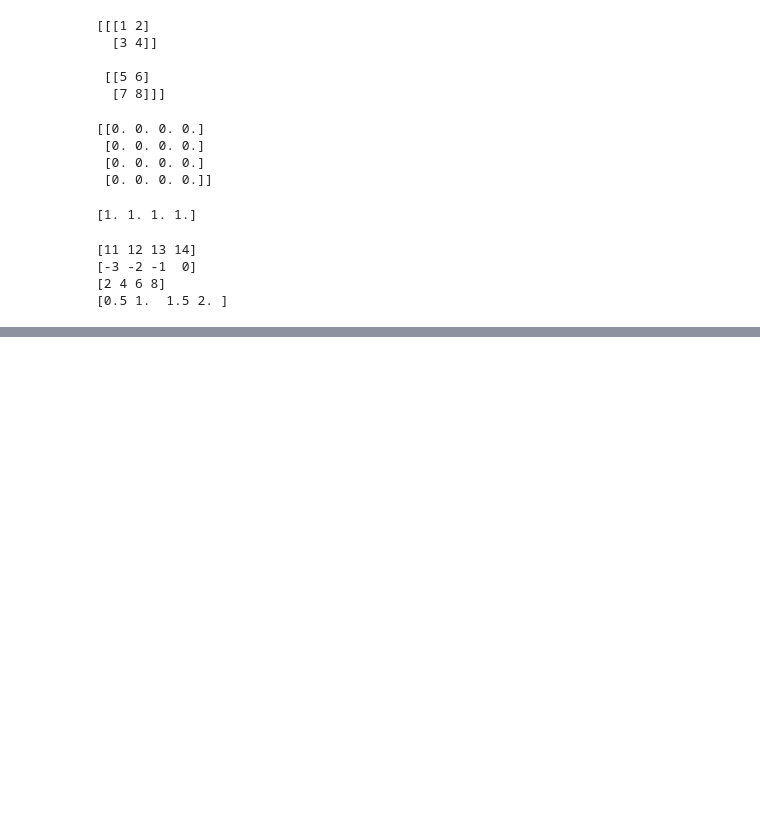
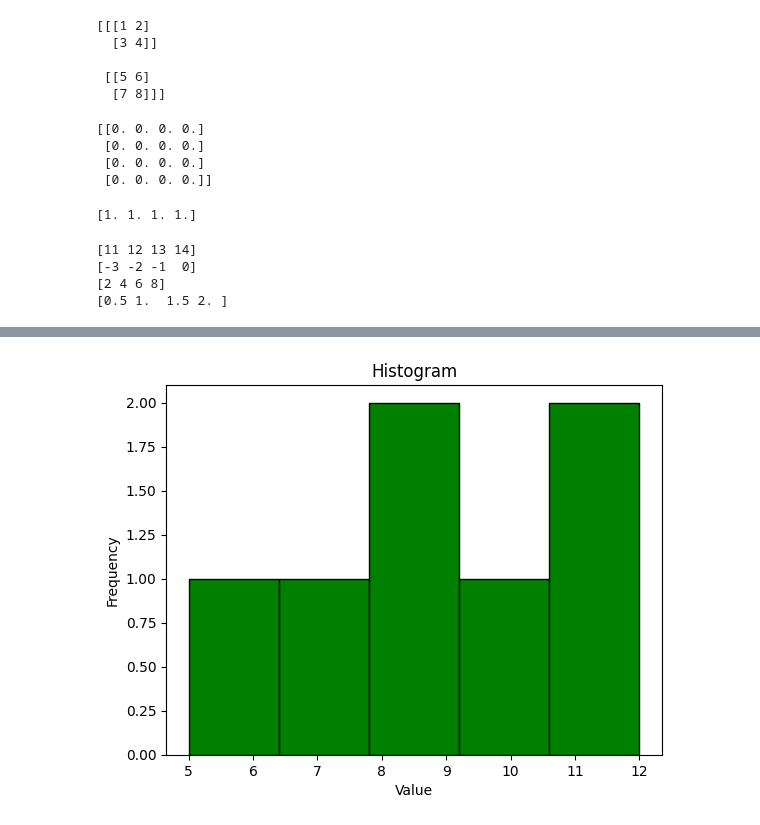
Before and after one commit to dheerajrajappikonda/EDA, a Jupyter notebook: Libraries.ipynb, the cells around one changed output, grey strips where cells are left out. Drawn from its saved outputs; the diff is of its cells as text; code cells hidden in the pictures; blank space fills up the shorter version.

```diff
--- a/Libraries.ipynb
+++ b/Libraries.ipynb
@@ -85,0 +168,10 @@ print(result4)
+# %%
+import matplotlib.pyplot as plt
+data = [12, 5, 8, 11, 7, 9, 10]
+plt.hist(data, bins = 5, color = "Green", edgecolor = "Black")
+plt.xlabel("Value")
+plt.ylabel("Frequency")
+plt.title("Histogram")
+plt.show()
+# %% [output]
+[figure, added]
```
Also changed, not shown: parts of 8 cells of this notebook, 1 other file.
